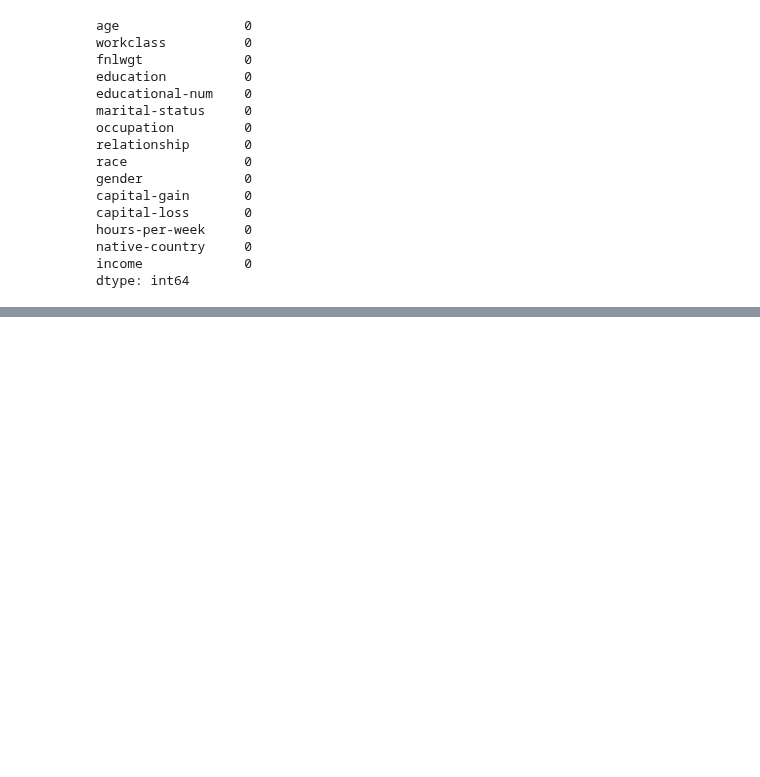
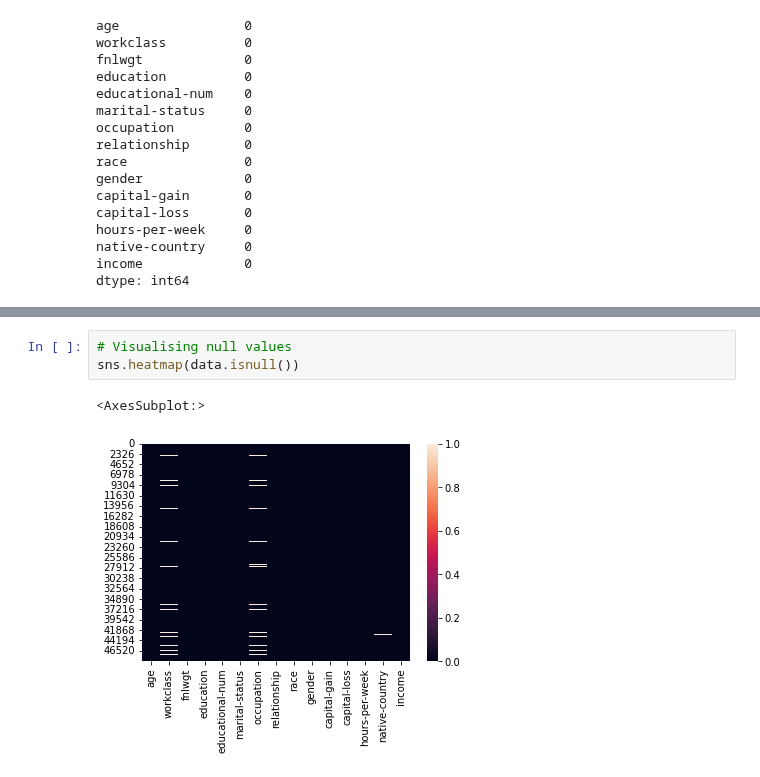
Before and after one commit to Dharmil4602/data-science-projects, a Jupyter notebook: Adult Income/adult_income.ipynb, the cells around one changed output, grey strips where cells are left out. Drawn from its saved outputs; the diff is of its cells as text; blank space fills up the shorter version.

Commit message:
Visualised the null values using seaborn heatmap

```diff
--- a/Adult Income/adult_income.ipynb
+++ b/Adult Income/adult_income.ipynb
@@ -125,0 +146,6 @@ dtype: int64
+# %%
+# Visualising null values
+sns.heatmap(data.isnull())
+# %% [output]
+<AxesSubplot:>
+[figure, added]
```
Also changed, not shown: parts of 1 cell of this notebook.
